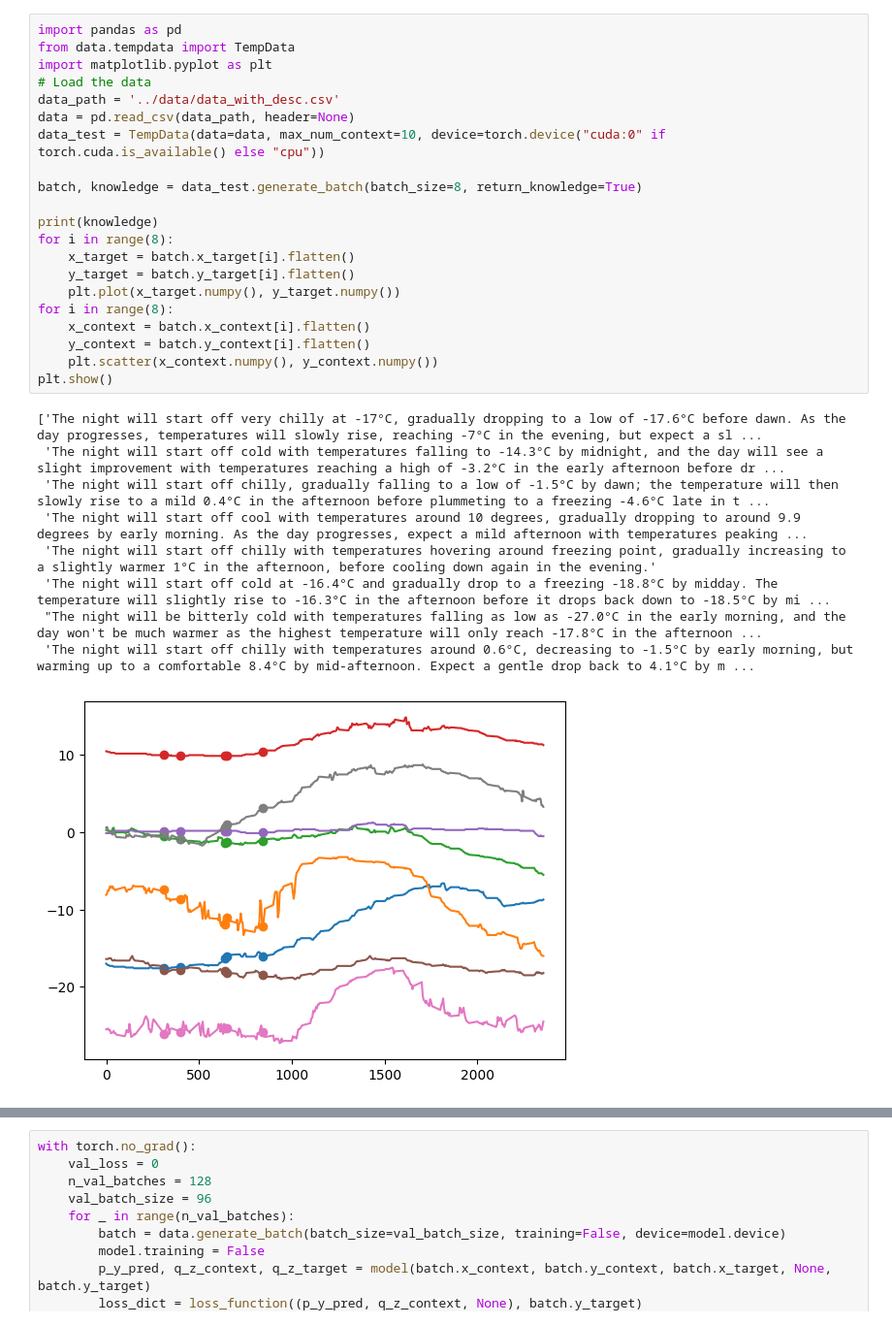
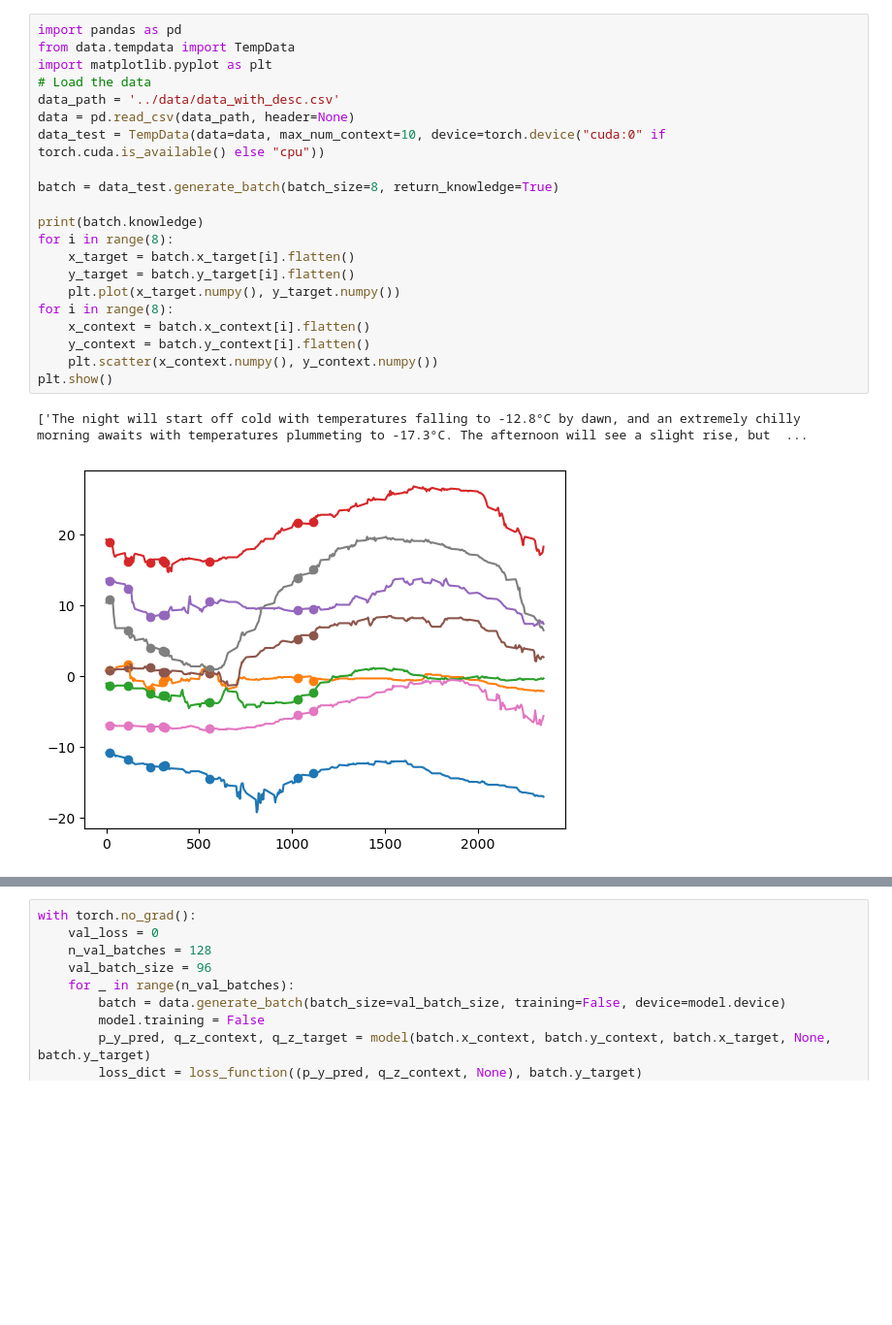
Before and after one commit to will-hd/IML, a Jupyter notebook: notebooks/temperature_experiments.ipynb, the cells around one changed output, grey strips where cells are left out. Shown at 97% size. Drawn from its saved outputs; the diff is of its cells as text; blank space fills up the shorter version.

```diff
--- a/notebooks/temperature_experiments.ipynb
+++ b/notebooks/temperature_experiments.ipynb
@@ -17,31 +22,24 @@ setup_logging(console=True, file=False, debug=True)
 # %%
 import pandas as pd
 from data.tempdata import TempData
 import matplotlib.pyplot as plt
 # Load the data
 data_path = '../data/data_with_desc.csv'
 data = pd.read_csv(data_path, header=None)
 data_test = TempData(data=data, max_num_context=10, device=torch.device("cuda:0" if torch.cuda.is_available() else "cpu"))
 
-batch, knowledge = data_test.generate_batch(batch_size=8, return_knowledge=True)
+batch = data_test.generate_batch(batch_size=8, return_knowledge=True)
 
-print(knowledge)
+print(batch.knowledge)
 for i in range(8):
     x_target = batch.x_target[i].flatten()
     y_target = batch.y_target[i].flatten()
     plt.plot(x_target.numpy(), y_target.numpy())
 for i in range(8):
     x_context = batch.x_context[i].flatten()
     y_context = batch.y_context[i].flatten()
     plt.scatter(x_context.numpy(), y_context.numpy())
 plt.show()
 # %% [output]
-['The night will start off very chilly at -17°C, gradually dropping to a low of -17.6°C before dawn. As the day progresses, temperatures will slowly rise, reaching -7°C in the evening, but expect a sl ...
- 'The night will start off cold with temperatures falling to -14.3°C by midnight, and the day will see a slight improvement with temperatures reaching a high of -3.2°C in the early afternoon before dr ...
- 'The night will start off chilly, gradually falling to a low of -1.5°C by dawn; the temperature will then slowly rise to a mild 0.4°C in the afternoon before plummeting to a freezing -4.6°C late in t ...
- 'The night will start off cool with temperatures around 10 degrees, gradually dropping to around 9.9 degrees by early morning. As the day progresses, expect a mild afternoon with temperatures peaking ...
- 'The night will start off chilly with temperatures hovering around freezing point, gradually increasing to a slightly warmer 1°C in the afternoon, before cooling down again in the evening.'
- 'The night will start off cold at -16.4°C and gradually drop to a freezing -18.8°C by midday. The temperature will slightly rise to -16.3°C in the afternoon before it drops back down to -18.5°C by mi ...
- "The night will be bitterly cold with temperatures falling as low as -27.0°C in the early morning, and the day won't be much warmer as the highest temperature will only reach -17.8°C in the afternoon ...
- 'The night will start off chilly with temperatures around 0.6°C, decreasing to -1.5°C by early morning, but warming up to a comfortable 8.4°C by mid-afternoon. Expect a gentle drop back to 4.1°C by m ...
+['The night will start off cold with temperatures falling to -12.8°C by dawn, and an extremely chilly morning awaits with temperatures plummeting to -17.3°C. The afternoon will see a slight rise, but  ...
-[figure, old version]
+[figure, new version]
```
Also changed, not shown: parts of 3 cells of this notebook, 3 other files.
